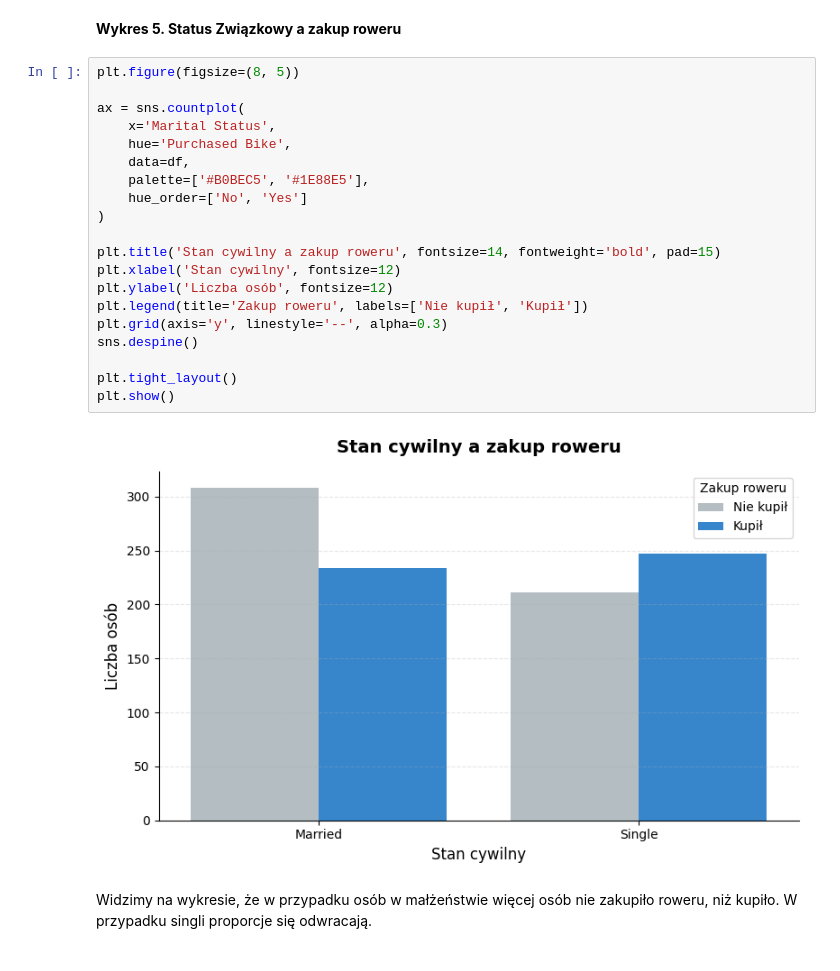
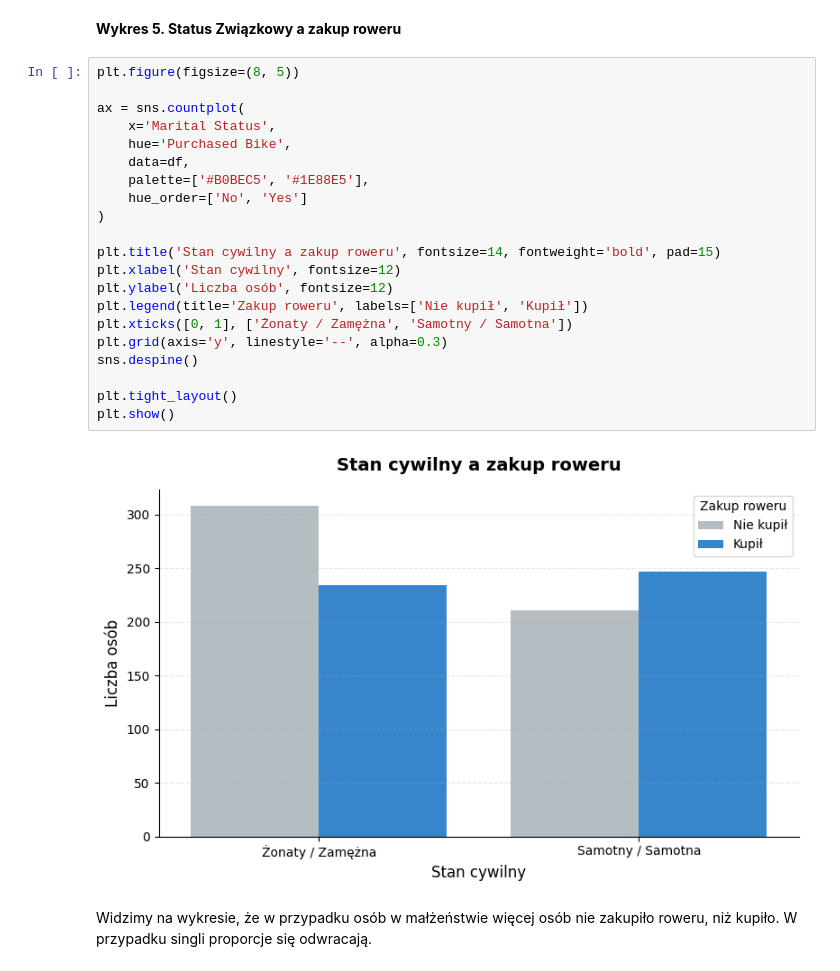
Before and after one commit to turekzuzanna32-05/Projekt---Rowery, a Jupyter notebook: 2. Wizualizacja.ipynb, the cells around one changed output. Cells and saved outputs as stored; diff of their text form.

```diff
--- a/2. Wizualizacja.ipynb
+++ b/2. Wizualizacja.ipynb
@@ -93,25 +95,26 @@ Region zamieszkania ma wpływ na decyzję o zakupie roweru. Może to wynikać z
 # %%
 plt.figure(figsize=(8, 5))
 
 ax = sns.countplot(
     x='Marital Status',
     hue='Purchased Bike',
     data=df,
     palette=['#B0BEC5', '#1E88E5'],
     hue_order=['No', 'Yes']
 )
 
 plt.title('Stan cywilny a zakup roweru', fontsize=14, fontweight='bold', pad=15)
 plt.xlabel('Stan cywilny', fontsize=12)
 plt.ylabel('Liczba osób', fontsize=12)
 plt.legend(title='Zakup roweru', labels=['Nie kupił', 'Kupił'])
+plt.xticks([0, 1], ['Żonaty / Zamężna', 'Samotny / Samotna'])
 plt.grid(axis='y', linestyle='--', alpha=0.3)
 sns.despine()
 
 plt.tight_layout()
 plt.show()
 # %% [output]
-[figure, old version]
+[figure, new version]
 # %% [markdown]
 Widzimy na wykresie, że w przypadku osób w małżeństwie więcej osób nie zakupiło roweru, niż kupiło. W przypadku singli proporcje się odwracają.
 # %% [markdown]
```
Also changed, not shown: parts of 4 cells of this notebook, 2 other files.
